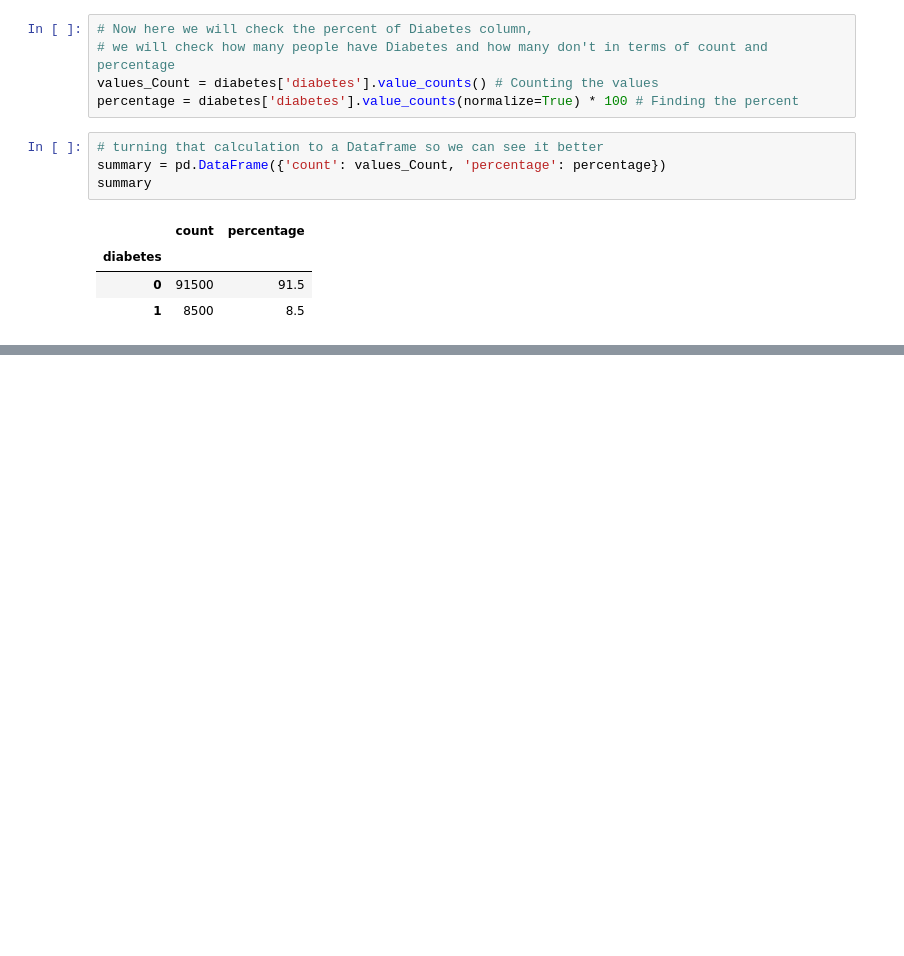
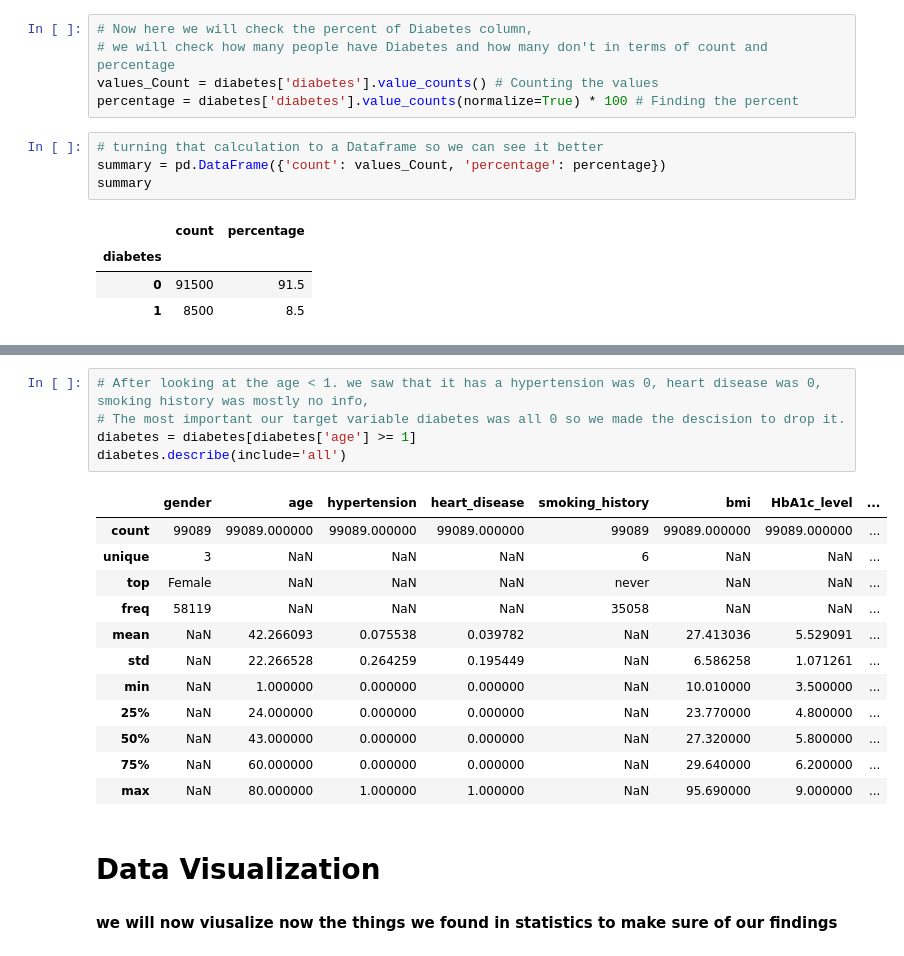
Before and after one commit to medrees-1000/Diabetes-Prediction, a Jupyter notebook: Diabete.ipynb, the cells around one changed output, grey strips where cells are left out. Saved outputs shown, nothing was run; the diff lists cells and outputs as text; blank space fills up the shorter version.

```diff
--- a/Diabete.ipynb
+++ b/Diabete.ipynb
@@ -106,0 +145,22 @@ Correlation between diabetes and bmi : 0.21435740579951024
+# %%
+# After looking at the age < 1. we saw that it has a hypertension was 0, heart disease was 0, smoking history was mostly no info,
+# The most important our target variable diabetes was all 0 so we made the descision to drop it.
+diabetes = diabetes[diabetes['age'] >= 1]
+diabetes.describe(include='all')
+# %% [output]
+|  | gender | age | hypertension | heart_disease | smoking_history | bmi | HbA1c_level | ... |
+| count | 99089 | 99089.000000 | 99089.000000 | 99089.000000 | 99089 | 99089.000000 | 99089.000000 | ... |
+| unique | 3 | NaN | NaN | NaN | 6 | NaN | NaN | ... |
+| top | Female | NaN | NaN | NaN | never | NaN | NaN | ... |
+| freq | 58119 | NaN | NaN | NaN | 35058 | NaN | NaN | ... |
+| mean | NaN | 42.266093 | 0.075538 | 0.039782 | NaN | 27.413036 | 5.529091 | ... |
+| std | NaN | 22.266528 | 0.264259 | 0.195449 | NaN | 6.586258 | 1.071261 | ... |
+| min | NaN | 1.000000 | 0.000000 | 0.000000 | NaN | 10.010000 | 3.500000 | ... |
+| 25% | NaN | 24.000000 | 0.000000 | 0.000000 | NaN | 23.770000 | 4.800000 | ... |
+| 50% | NaN | 43.000000 | 0.000000 | 0.000000 | NaN | 27.320000 | 5.800000 | ... |
+| 75% | NaN | 60.000000 | 0.000000 | 0.000000 | NaN | 29.640000 | 6.200000 | ... |
+| max | NaN | 80.000000 | 1.000000 | 1.000000 | NaN | 95.690000 | 9.000000 | ... |
+# %% [markdown]
+# Data Visualization
+# %% [markdown]
+**we will now viusalize now the things we found in statistics to make sure of our findings**
```
Also changed, not shown: parts of 6 cells of this notebook, 2 other files.
